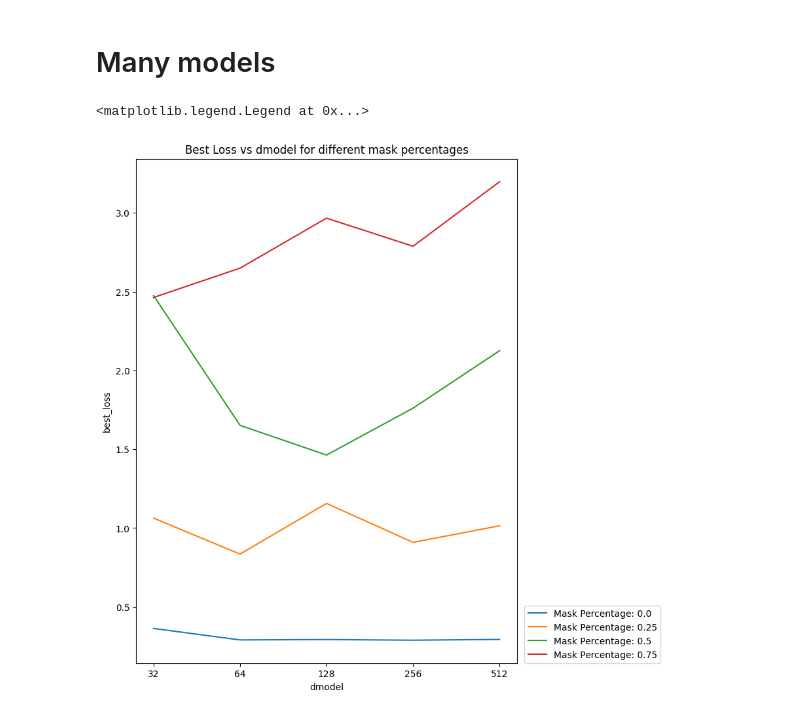
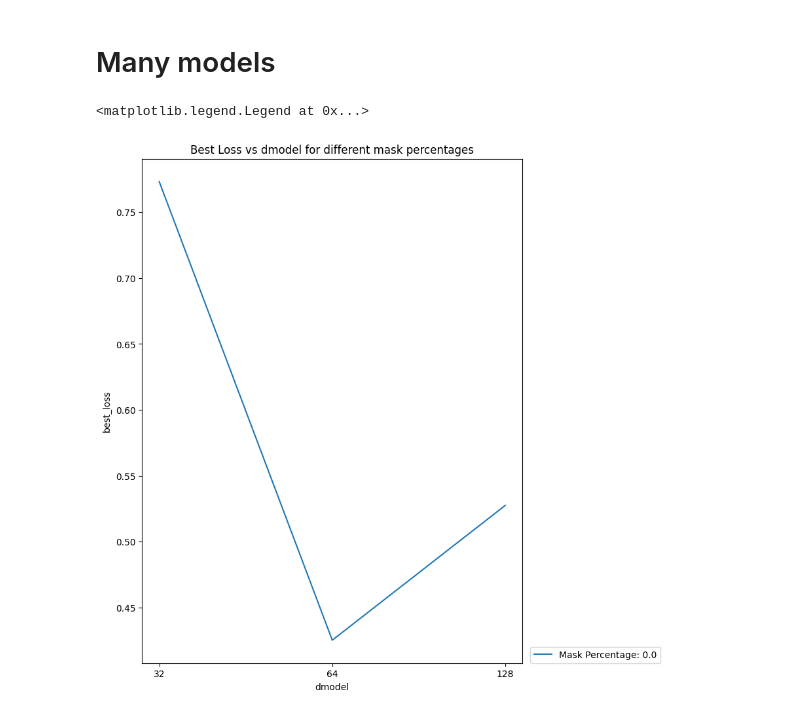
Before and after one commit to Musa-Azeem/eating-detection, a Jupyter notebook: masked_autoencoder.ipynb, the cells around one changed output. Saved outputs shown, nothing was run; the diff lists cells and outputs as text; code cells hidden in the pictures.

Commit message:
stride search

```diff
--- a/masked_autoencoder.ipynb
+++ b/masked_autoencoder.ipynb
@@ -99,7 +99,11 @@ optimization_loop_xonly(
 # ae_dir = Path('/home/musa/eating/eating-detection/dev/9_regnet-mae/dev/RegNetMAE_lossfn-MSELoss_win3901_stride3901_so4_d1_w64_b1_g2_p0.1_ntl2_nth2_dmodel256_maskpct0.0')
 # ae_dir = Path('/home/musa/eating/eating-detection/dev/9_regnet-mae/dev/RegNetMAE_lossfn-MSELoss_win3901_stride3901_so4_d1_w64_b1_g2_p0.1_ntl2_nth2_dmodel64_maskpct0.25')
 # ae_dir = Path('/home/musa/eating/eating-detection/dev/9_regnet-mae/dev/RegNetMAE_lossfn-MSELoss_win3901_stride3901_so4_d1_w64_b1_g2_p0.1_ntl2_nth2_dmodel128_maskpct0.5')
-ae_dir = Path('/home/musa/eating/eating-detection/dev/9_regnet-mae/dev/RegNetMAE_lossfn-MSELoss_win3901_stride3901_so4_d1_w64_b1_g2_p0.1_ntl2_nth2_dmodel32_maskpct0.75')
+# ae_dir = Path('/home/musa/eating/eating-detection/dev/9_regnet-mae/dev/RegNetMAE_lossfn-MSELoss_win3901_stride3901_so4_d1_w64_b1_g2_p0.1_ntl2_nth2_dmodel32_maskpct0.75')
+
+# ae_dir = Path('/home/musa/eating/eating-detection/dev/9_regnet-mae/dev-2-5-24/RegNetMAE_lossfn-MSELoss_win3901_stride3901_so64_d2_w64_b1_g2_p0.1_ntl2_nth2_dmodel64_maskpct0.0')
+ae_dir = Path('/home/musa/eating/eating-detection/dev/9_regnet-mae/dev-2-5-24/RegNetMAE_lossfn-MSELoss_win3901_stride3901_so64_d2_w64_b1_g2_p0.1_ntl2_nth2_dmodel64_maskpct0.15')
+# ae_dir = Path('/home/musa/eating/eating-detection/dev/9_regnet-mae/dev-2-5-24/RegNetMAE_lossfn-MSELoss_win3901_stride3901_so64_d2_w64_b1_g2_p0.1_ntl2_nth2_dmodel64_maskpct0.25')
 
 CONFIG = json.load((ae_dir / 'config.json').open())
 CONFIG['DEVICE'] = 'cuda:1'
@@ -108,7 +112,7 @@ p_dropout = 0.1
 model = RegNetMAE(
     winsize=CONFIG['WINDOW_SIZE'],
     in_channels=3,
-    stem_out_c=4,
+    stem_out_c=64,
     d=CONFIG['DEPTHI'],
     w=CONFIG['WIDTHI'],
     d_model=CONFIG['DMODEL'],
@@ -568,35 +570,35 @@ maskpcts = []
 dmodels = []
 best_losses = {}
 df = pd.DataFrame(columns=['maskpct', 'dmodel', 'best_loss', 'n_epochs_for_best'])
 
-for model_dir in Path('/home/musa/eating/eating-detection/dev/9_regnet-mae/dev').iterdir():
+for model_dir in Path('/home/musa/eating/eating-detection/dev/9_regnet-mae/dev-2-5-24').iterdir():
     config = json.load(open(model_dir/'config.json'))
     info = json.load(open(model_dir/'info.json'))
     # model.load_state_dict(torch.load(model_dir/'best_model.pt'))
 
     df.loc[len(df)] = {
         'maskpct': config['MASKPCT'],
         'dmodel': config['DMODEL'],
         'best_loss': info['Loss'],
         'n_epochs_for_best': info['Best Model']
     }
 
 df = df.sort_values(['dmodel', 'maskpct'])
 df['dmodellog'] = np.log2(df['dmodel']) - np.log2(df['dmodel']).min()
 fig = plt.figure(figsize=(7.5,10))
 ax = fig.add_subplot(1,1,1)
 for maskpct in df['maskpct'].unique():
     df[df['maskpct']==maskpct].plot(x='dmodellog', y='best_loss', ax=ax, label=f'Mask Percentage: {maskpct}')
 
 ax.set_xlabel('dmodel')
 ax.set_ylabel('best_loss')
 ax.set_title('Best Loss vs dmodel for different mask percentages')
 ax.set_xticks(df['dmodellog'].unique())
 ax.set_xticklabels(df['dmodel'].unique())
 ax.legend(loc=(1.02,0))
 # %% [output]
 <matplotlib.legend.Legend at 0x...>
-[figure, old version]
+[figure, new version]
 # %%
 n_epochs_for_best = []
 maskpcts = []
```
Also changed, not shown: parts of 6 cells of this notebook, 7 other files.
